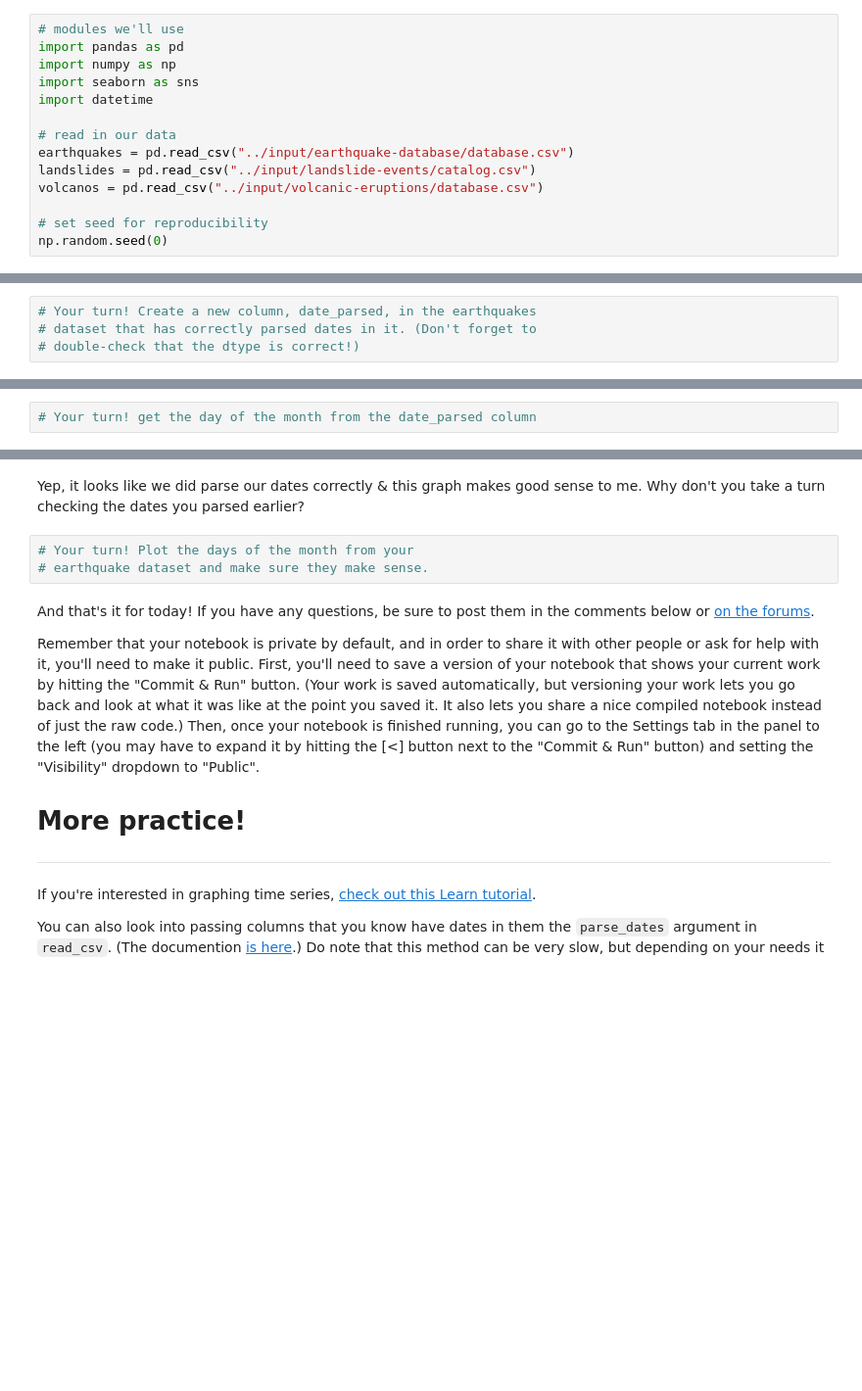
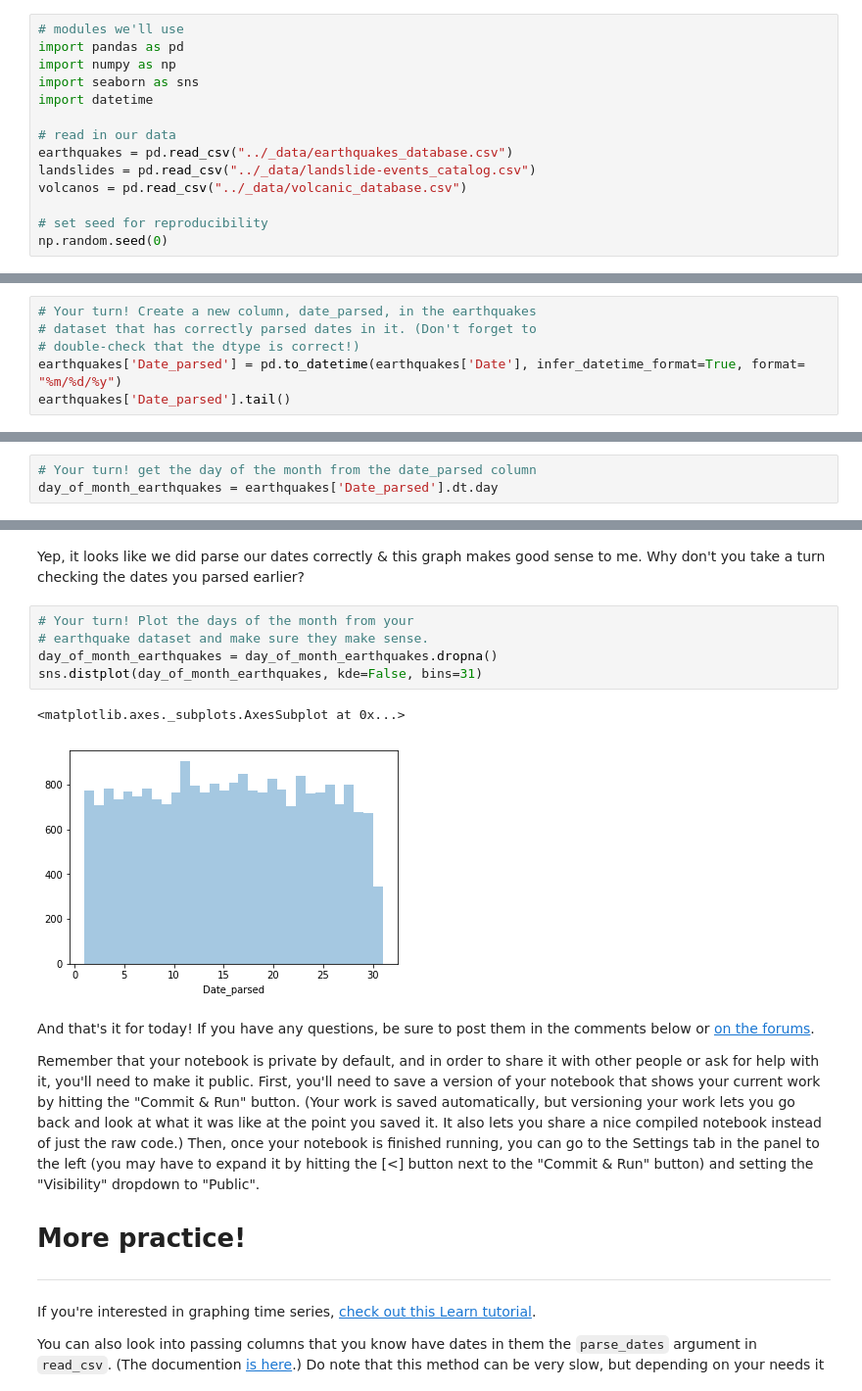
Before and after one commit to h3nr7/data-cleaning-challenge, a Jupyter notebook: 03-parsing_dates/notebook.ipynb, the cells around one changed output, grey strips where cells are left out. Shown: that part at 98% size. Cells and saved outputs as stored; diff of their text form; blank space fills up the shorter version.

```diff
--- a/03-parsing_dates/notebook.ipynb
+++ b/03-parsing_dates/notebook.ipynb
@@ -35,9 +35,9 @@ import seaborn as sns
 import datetime
 
 # read in our data
-earthquakes = pd.read_csv("../input/earthquake-database/database.csv")
-landslides = pd.read_csv("../input/landslide-events/catalog.csv")
-volcanos = pd.read_csv("../input/volcanic-eruptions/database.csv")
+earthquakes = pd.read_csv("../_data/earthquakes_database.csv")
+landslides = pd.read_csv("../_data/landslide-events_catalog.csv")
+volcanos = pd.read_csv("../_data/volcanic_database.csv")
 
 # set seed for reproducibility
 np.random.seed(0)
@@ -103,3 +142,5 @@ ____
 # Your turn! Create a new column, date_parsed, in the earthquakes
 # dataset that has correctly parsed dates in it. (Don't forget to
 # double-check that the dtype is correct!)
+earthquakes['Date_parsed'] = pd.to_datetime(earthquakes['Date'], infer_datetime_format=True, format= "%m/%d/%y")
+earthquakes['Date_parsed'].tail()
@@ -120,6 +170,7 @@ Luckily, we have a column that we parsed earlier , and that lets us get the day
 day_of_month_landslides = landslides['date_parsed'].dt.day
 # %%
 # Your turn! get the day of the month from the date_parsed column
+day_of_month_earthquakes = earthquakes['Date_parsed'].dt.day
 # %% [markdown]
 # Plot the day of the month to check the date parsing
 ___
@@ -138,6 +192,11 @@ Yep, it looks like we did parse our dates correctly & this graph makes good sens
 # %%
 # Your turn! Plot the days of the month from your
 # earthquake dataset and make sure they make sense.
+day_of_month_earthquakes = day_of_month_earthquakes.dropna()
+sns.distplot(day_of_month_earthquakes, kde=False, bins=31)
+# %% [output]
+<matplotlib.axes._subplots.AxesSubplot at 0x...>
+[figure, added]
 # %% [markdown]
 And that's it for today! If you have any questions, be sure to post them in the comments below or [on the forums](https://www.kaggle.com/questions-and-answers).
 
```
Also changed, not shown: parts of 15 cells of this notebook, 1 other file.
